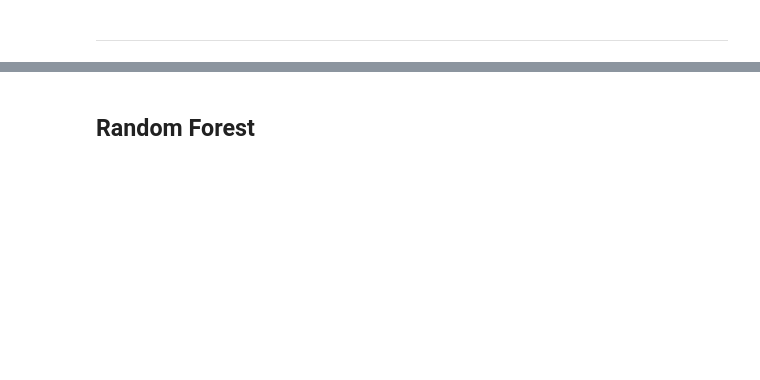
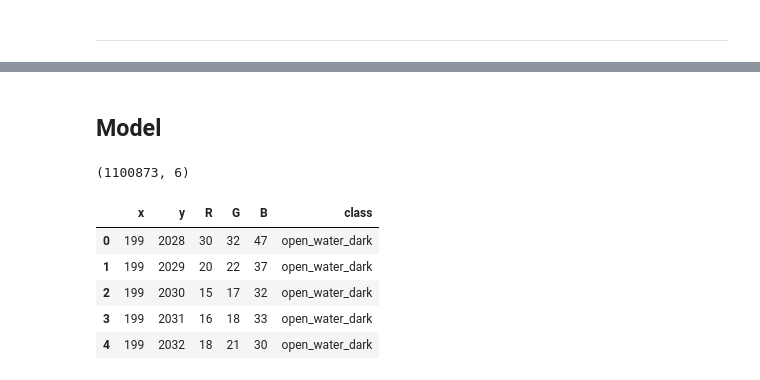
Before and after one commit to bini-a/hbwater_cameratrap_pheno, a Jupyter notebook: scripts/sandbox/ML/cameratrap_data_workflow.ipynb, the cells around one changed output, grey strips where cells are left out. Saved outputs shown, nothing was run; the diff lists cells and outputs as text; code cells hidden in the pictures; blank space fills up the shorter version.

Commit message:
update modeling script

```diff
--- a/scripts/sandbox/ML/cameratrap_data_workflow.ipynb
+++ b/scripts/sandbox/ML/cameratrap_data_workflow.ipynb
@@ -244 +270,23 @@ y = csv_df['class']
+# %% [markdown]
+## Model
+# %%
+# Random Forest prep dataframe
+# drop all categorical data (except class, for now)
+df = pixels_df.drop(["filename", "width", "height"],axis=1)
+df = df[["x","y","R","G","B", "class"]]
+
+# drop all None values
+df = df.fillna(value=np.nan)
+df = df.dropna()
+print(df.shape)
+
+df.head()
+# %% [output]
+(1100873, 6)
+|  | x | y | R | G | B | class |
+| 0 | 199 | 2028 | 30 | 32 | 47 | open_water_dark |
+| 1 | 199 | 2029 | 20 | 22 | 37 | open_water_dark |
+| 2 | 199 | 2030 | 15 | 17 | 32 | open_water_dark |
+| 3 | 199 | 2031 | 16 | 18 | 33 | open_water_dark |
+| 4 | 199 | 2032 | 18 | 21 | 30 | open_water_dark |
 # %%
@@ -245,4 +297,2 @@ y = csv_df['class']
 X_train, X_test, y_train, y_test = train_test_split(X, y, test_size=0.30)
-# %% [markdown]
-## Random Forest
 # %%
```
Also changed, not shown: parts of 20 cells of this notebook, 4 other files.
